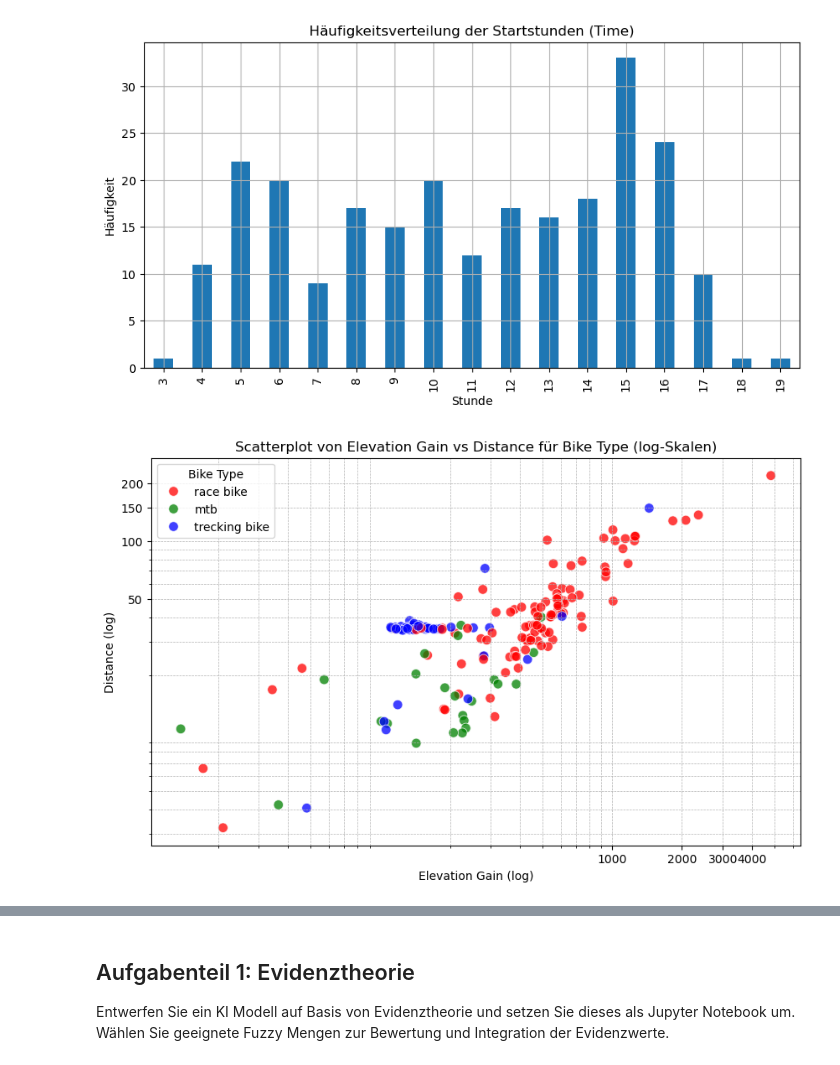
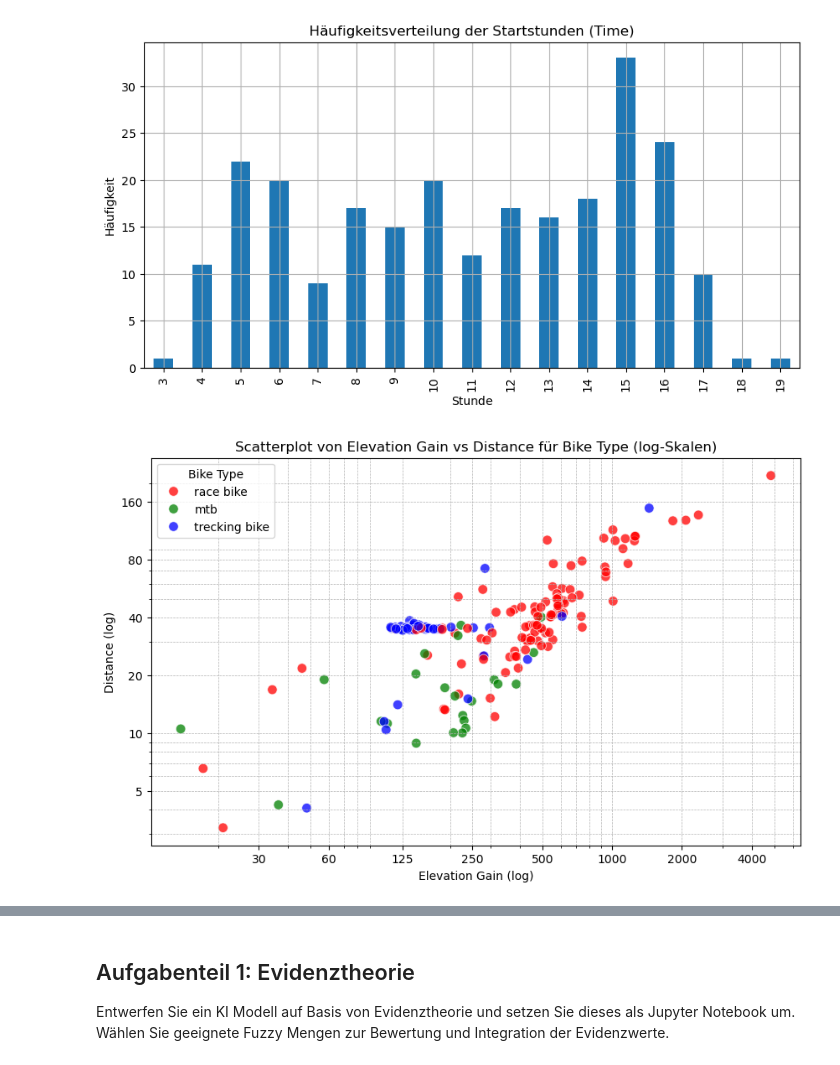
Before and after one commit to litithio/EVIDENCE_CBR, a Jupyter notebook: Assignment_Evidence_CBR.ipynb, the cells around one changed output, grey strips where cells are left out. Drawn from its saved outputs; the diff is of its cells as text; code cells hidden in the pictures.

```diff
--- a/Assignment_Evidence_CBR.ipynb
+++ b/Assignment_Evidence_CBR.ipynb
@@ -136,29 +137,29 @@ if 'Time' in data.columns:
 # %%
 # Scatterplot für Elevation Gain und Distance basierend auf Bike Type
 plt.figure(figsize=(10, 6))
 colors = {'race bike': 'red', 'mtb': 'green', 'trecking bike': 'blue'}
 sns.scatterplot(
     data=data,
     x='Elevation Gain',
     y='Distance',
     hue='Bike Type',
     palette=colors,
     alpha=0.75,
     s=70
 )
 plt.xscale('log')
 plt.yscale('log')
-distance_ticks = [50, 100, 150, 200]
-elevation_ticks = [1000, 2000, 3000, 4000]
+distance_ticks = [5, 10, 20, 40, 80, 160]
+elevation_ticks = [30, 60, 125, 250, 500, 1000, 2000, 4000]
 plt.yticks(distance_ticks, [str(t) for t in distance_ticks])
 plt.xticks(elevation_ticks, [str(t) for t in elevation_ticks])
 plt.title('Scatterplot von Elevation Gain vs Distance für Bike Type (log-Skalen)')
 plt.xlabel('Elevation Gain (log)')
 plt.ylabel('Distance (log)')
 plt.grid(True, which='both', ls='--', linewidth=0.5)
 plt.show()
 # %% [output]
-[figure, old version]
+[figure, new version]
 # %%
 # Boxplots für Elevation Gain und Distance
 
```
Also changed, not shown: parts of 34 cells of this notebook, 10 other files.
